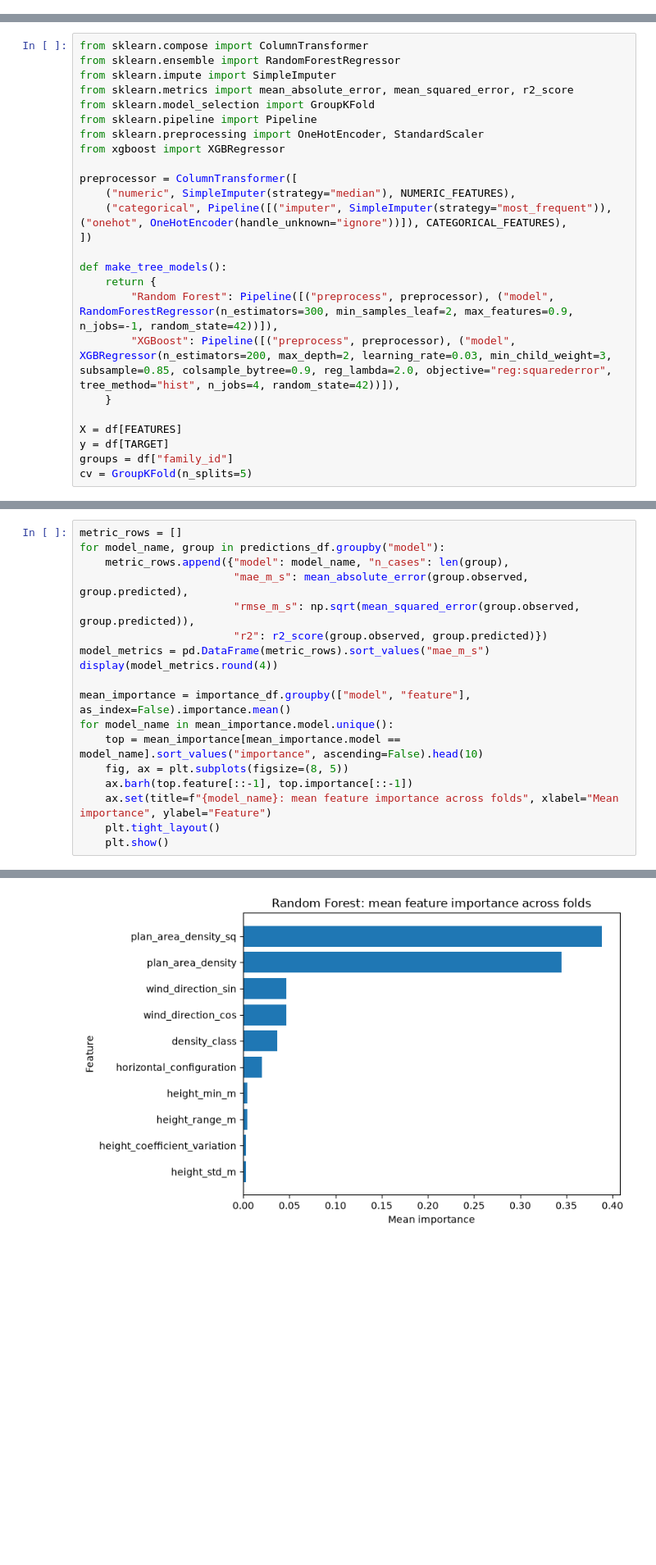
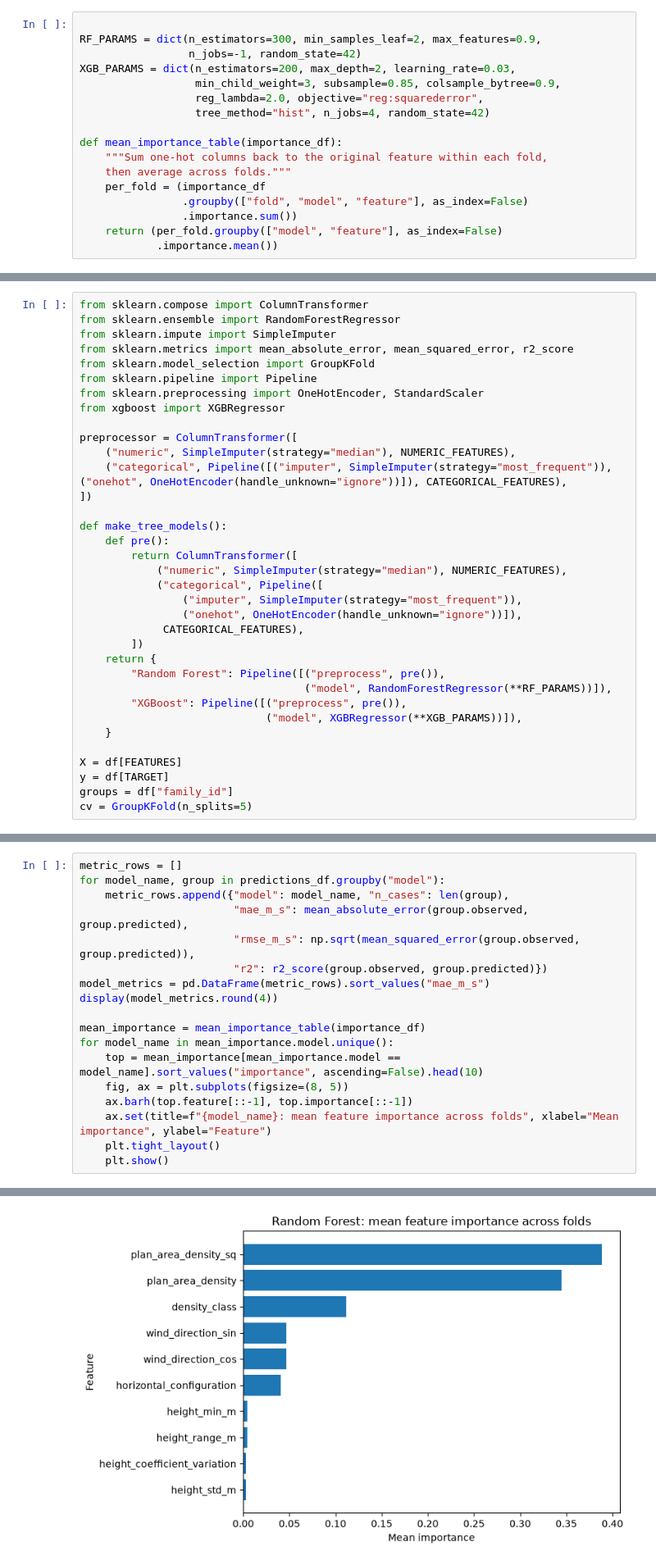
Before and after one commit to aarya-sr/T006-urban-microclimate-modelling, a Jupyter notebook: Machine Learning Pipeline/ML_06_random_forest_xgboost.ipynb, the cells around one changed output, grey strips where cells are left out. Shown at 82% size. Cells and saved outputs as stored; diff of their text form; blank space fills up the shorter version.

```diff
--- a/Machine Learning Pipeline/ML_06_random_forest_xgboost.ipynb
+++ b/Machine Learning Pipeline/ML_06_random_forest_xgboost.ipynb
@@ -41,6 +41,23 @@ print("Target:", TARGET)
 # %% [output]
 Dataset shape: (224, 22)
 Target: target_U_canopy_mean_m_s
+# %%
+
+RF_PARAMS = dict(n_estimators=300, min_samples_leaf=2, max_features=0.9,
+                 n_jobs=-1, random_state=42)
+XGB_PARAMS = dict(n_estimators=200, max_depth=2, learning_rate=0.03,
+                  min_child_weight=3, subsample=0.85, colsample_bytree=0.9,
+                  reg_lambda=2.0, objective="reg:squarederror",
+                  tree_method="hist", n_jobs=4, random_state=42)
+
+def mean_importance_table(importance_df):
+    """Sum one-hot columns back to the original feature within each fold,
+    then average across folds."""
+    per_fold = (importance_df
+                .groupby(["fold", "model", "feature"], as_index=False)
+                .importance.sum())
+    return (per_fold.groupby(["model", "feature"], as_index=False)
+            .importance.mean())
 # %% [markdown]
 ## 1. Define comparable model pipelines
 
@@ -61,9 +78,19 @@ preprocessor = ColumnTransformer([
 ])
 
 def make_tree_models():
+    def pre():
+        return ColumnTransformer([
+            ("numeric", SimpleImputer(strategy="median"), NUMERIC_FEATURES),
+            ("categorical", Pipeline([
+                ("imputer", SimpleImputer(strategy="most_frequent")),
+                ("onehot", OneHotEncoder(handle_unknown="ignore"))]),
+             CATEGORICAL_FEATURES),
+        ])
     return {
-        "Random Forest": Pipeline([("preprocess", preprocessor), ("model", RandomForestRegressor(n_estimators=300, min_samples_leaf=2, max_features=0.9, n_jobs=-1, random_state=42))]),
-        "XGBoost": Pipeline([("preprocess", preprocessor), ("model", XGBRegressor(n_estimators=200, max_depth=2, learning_rate=0.03, min_child_weight=3, subsample=0.85, colsample_bytree=0.9, reg_lambda=2.0, objective="reg:squarederror", tree_method="hist", n_jobs=4, random_state=42))]),
+        "Random Forest": Pipeline([("preprocess", pre()),
+                                   ("model", RandomForestRegressor(**RF_PARAMS))]),
+        "XGBoost": Pipeline([("preprocess", pre()),
+                             ("model", XGBRegressor(**XGB_PARAMS))]),
     }
 
 X = df[FEATURES]
@@ -121,23 +148,23 @@ assert predictions_df.groupby("model").simulation_id.nunique().eq(len(df)).all()
 # %%
 metric_rows = []
 for model_name, group in predictions_df.groupby("model"):
     metric_rows.append({"model": model_name, "n_cases": len(group),
                         "mae_m_s": mean_absolute_error(group.observed, group.predicted),
                         "rmse_m_s": np.sqrt(mean_squared_error(group.observed, group.predicted)),
                         "r2": r2_score(group.observed, group.predicted)})
 model_metrics = pd.DataFrame(metric_rows).sort_values("mae_m_s")
 display(model_metrics.round(4))
 
-mean_importance = importance_df.groupby(["model", "feature"], as_index=False).importance.mean()
+mean_importance = mean_importance_table(importance_df)
 for model_name in mean_importance.model.unique():
     top = mean_importance[mean_importance.model == model_name].sort_values("importance", ascending=False).head(10)
     fig, ax = plt.subplots(figsize=(8, 5))
     ax.barh(top.feature[::-1], top.importance[::-1])
     ax.set(title=f"{model_name}: mean feature importance across folds", xlabel="Mean importance", ylabel="Feature")
     plt.tight_layout()
     plt.show()
 # %% [output]
 |  | model | n_cases | mae_m_s | rmse_m_s | r2 |
 | 1 | XGBoost | 224 | 0.2324 | 0.3091 | 0.9035 |
 | 0 | Random Forest | 224 | 0.2564 | 0.3798 | 0.8542 |
-[figure, old version]
+[figure, new version]
```
Also changed, not shown: parts of 2 cells of this notebook, 12 other files.
